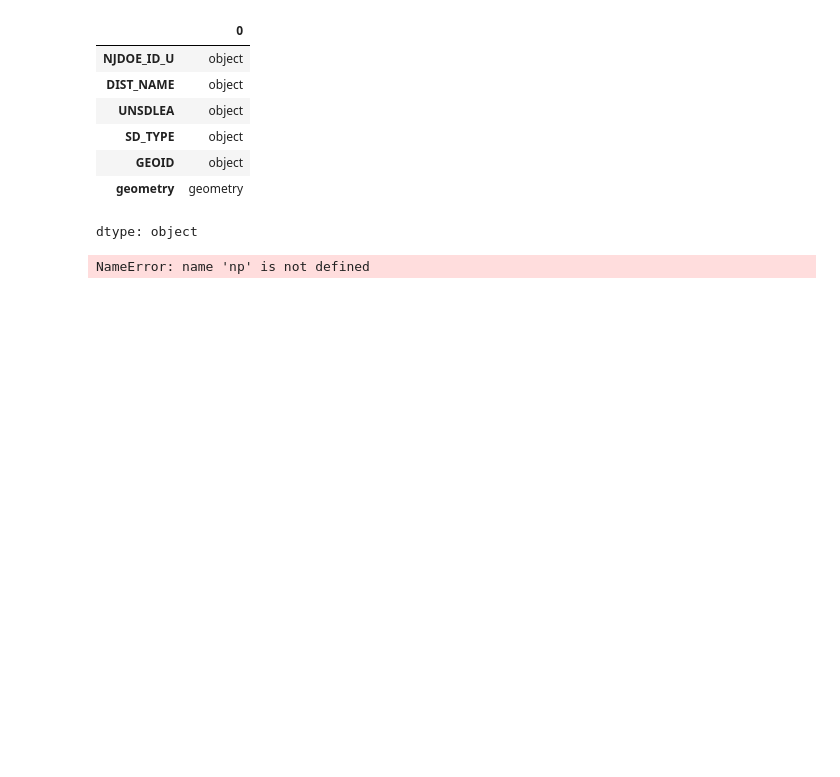
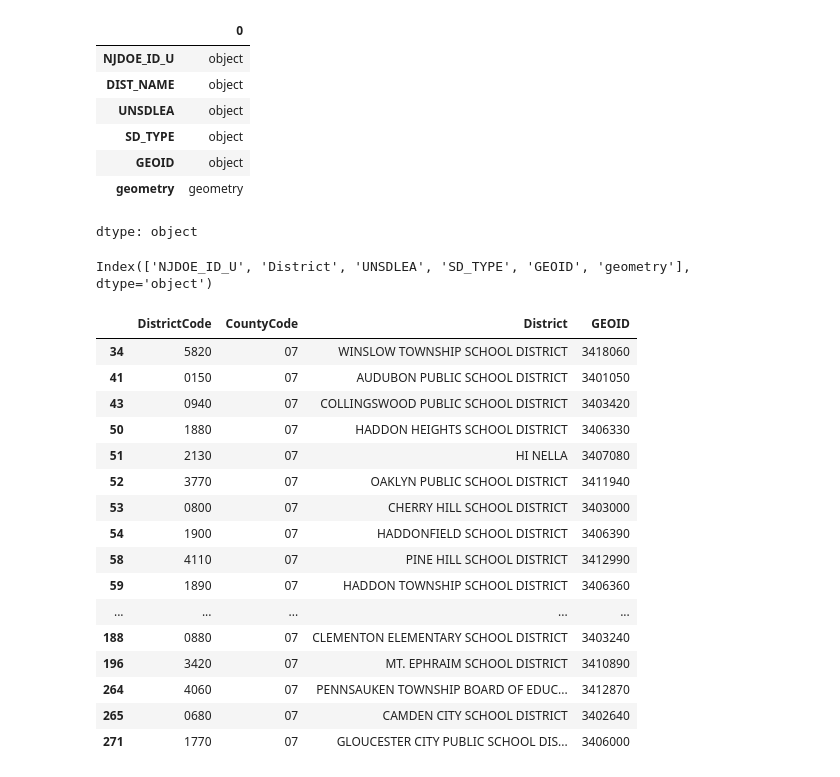
Before and after one commit to MhiyaJ/My-GIS-Stuff, a Jupyter notebook: *PS1- School Districts.ipynb, the cells around one changed output. Cells and saved outputs as stored; diff of their text form; code cells hidden in the pictures; blank space fills up the shorter version.

```diff
--- a/*PS1- School Districts.ipynb
+++ b/*PS1- School Districts.ipynb
@@ -74,12 +70,6 @@ njSch.dtypes #School District Headings
 | GEOID | object |
 | geometry | geometry |
 dtype: object
-# %%
-njSch.rename(columns={'DIST_NAME' : 'NAME'}, inplace=True)
-njSch['NAME'] = njSch['NAME'].str.upper()
-njSch.rename(columns={'NJDOE_ID_U' : 'DistrictCode'}, inplace=True)
-njSch['last_four_numbers_including_0_DistrictCode'] = njSch['DistrictCode'].str.split('-').str[1]
-njSch['DistrictCode'] = njSch['DistrictCode'].astype(str).str.lstrip('0')
-njSch['DistrictCode'].astype(np.int64)
-# %% [output]
-NameError: name 'np' is not defined
+# %%
+#change column names
+njSch.rename(columns={'DIST_NAME' : 'District'}, inplace=True)
@@ -86,2 +79,4 @@ NameError: name 'np' is not defined
 # %%
-njSch
+njSch.columns
+# %% [output]
+Index(['NJDOE_ID_U', 'District', 'UNSDLEA', 'SD_TYPE', 'GEOID', 'geometry'], dtype='object')
@@ -88 +87,22 @@ njSch
+# %%
+#new columns, DistrictCode and CountyCode, with County Code only including Camden County
+njSch[njSch['CountyCode'] == '07'][['DistrictCode', 'CountyCode', 'District', 'GEOID']]
+# %% [output]
+|  | DistrictCode | CountyCode | District | GEOID |
+| 34 | 5820 | 07 | WINSLOW TOWNSHIP SCHOOL DISTRICT | 3418060 |
+| 41 | 0150 | 07 | AUDUBON PUBLIC SCHOOL DISTRICT | 3401050 |
+| 43 | 0940 | 07 | COLLINGSWOOD PUBLIC SCHOOL DISTRICT | 3403420 |
+| 50 | 1880 | 07 | HADDON HEIGHTS SCHOOL DISTRICT | 3406330 |
+| 51 | 2130 | 07 | HI NELLA | 3407080 |
+| 52 | 3770 | 07 | OAKLYN PUBLIC SCHOOL DISTRICT | 3411940 |
+| 53 | 0800 | 07 | CHERRY HILL SCHOOL DISTRICT | 3403000 |
+| 54 | 1900 | 07 | HADDONFIELD SCHOOL DISTRICT | 3406390 |
+| 58 | 4110 | 07 | PINE HILL SCHOOL DISTRICT | 3412990 |
+| 59 | 1890 | 07 | HADDON TOWNSHIP SCHOOL DISTRICT | 3406360 |
+| ... | ... | ... | ... | ... |
+| 188 | 0880 | 07 | CLEMENTON ELEMENTARY SCHOOL DISTRICT | 3403240 |
+| 196 | 3420 | 07 | MT. EPHRAIM SCHOOL DISTRICT | 3410890 |
+| 264 | 4060 | 07 | PENNSAUKEN TOWNSHIP BOARD OF EDUC... | 3412870 |
+| 265 | 0680 | 07 | CAMDEN CITY SCHOOL DISTRICT | 3402640 |
+| 271 | 1770 | 07 | GLOUCESTER CITY PUBLIC SCHOOL DIS... | 3406000 |
 # %%
```
Also changed, not shown: parts of 9 cells of this notebook.
